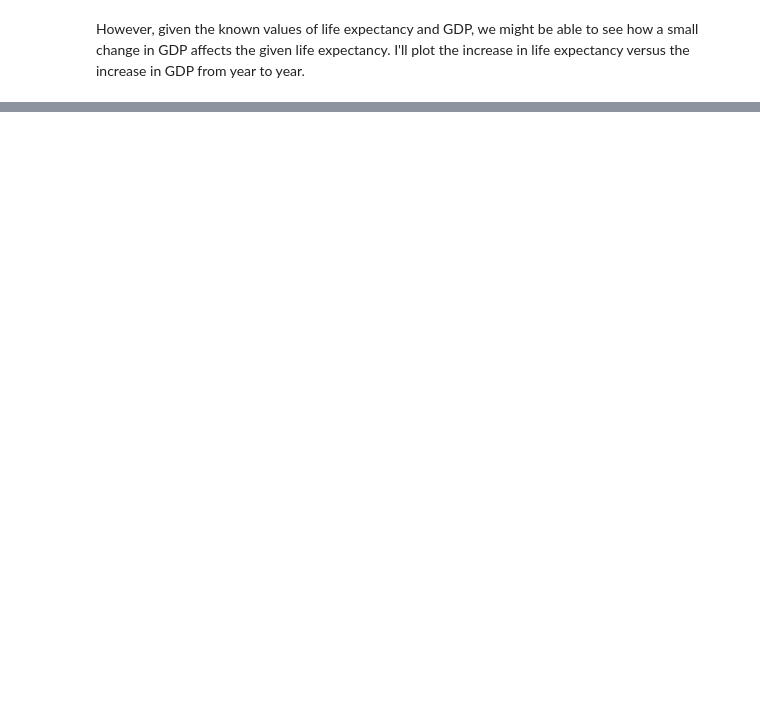
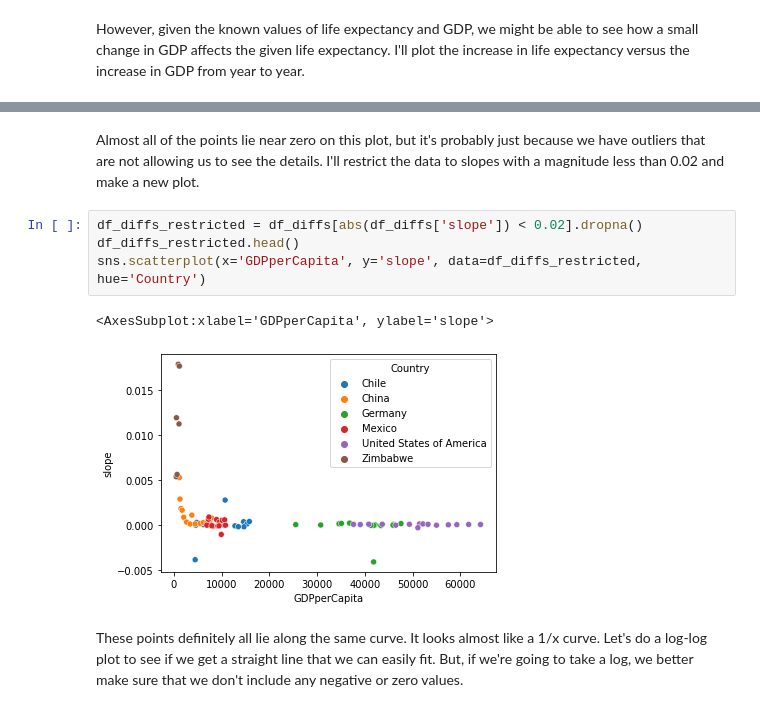
Before and after one commit to jaredjay91/Life-Expectancy-and-GDP, a Jupyter notebook: life_expectancy_gdp.ipynb, the cells around one changed output, grey strips where cells are left out. Drawn from its saved outputs; the diff is of its cells as text; blank space fills up the shorter version.

```diff
--- a/life_expectancy_gdp.ipynb
+++ b/life_expectancy_gdp.ipynb
@@ -116,0 +207,11 @@ TypeError: unsupported operand type(s) for -: 'str' and 'str'
+# %% [markdown]
+Almost all of the points lie near zero on this plot, but it's probably just because we have outliers that are not allowing us to see the details. I'll restrict the data to slopes with a magnitude less than 0.02 and make a new plot.
+# %%
+df_diffs_restricted = df_diffs[abs(df_diffs['slope']) < 0.02].dropna()
+df_diffs_restricted.head()
+sns.scatterplot(x='GDPperCapita', y='slope', data=df_diffs_restricted, hue='Country')
+# %% [output]
+<AxesSubplot:xlabel='GDPperCapita', ylabel='slope'>
+[figure, added]
+# %% [markdown]
+These points definitely all lie along the same curve. It looks almost like a 1/x curve. Let's do a log-log plot to see if we get a straight line that we can easily fit. But, if we're going to take a log, we better make sure that we don't include any negative or zero values.
```
Also changed, not shown: parts of 23 cells of this notebook.
